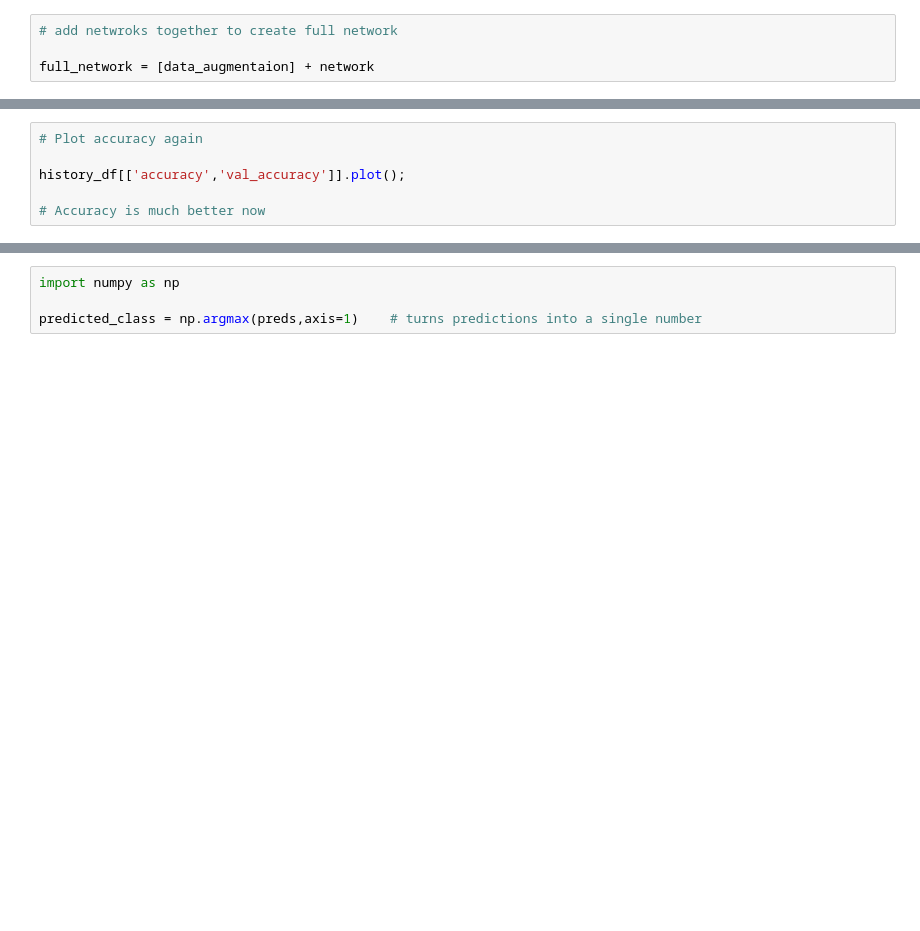
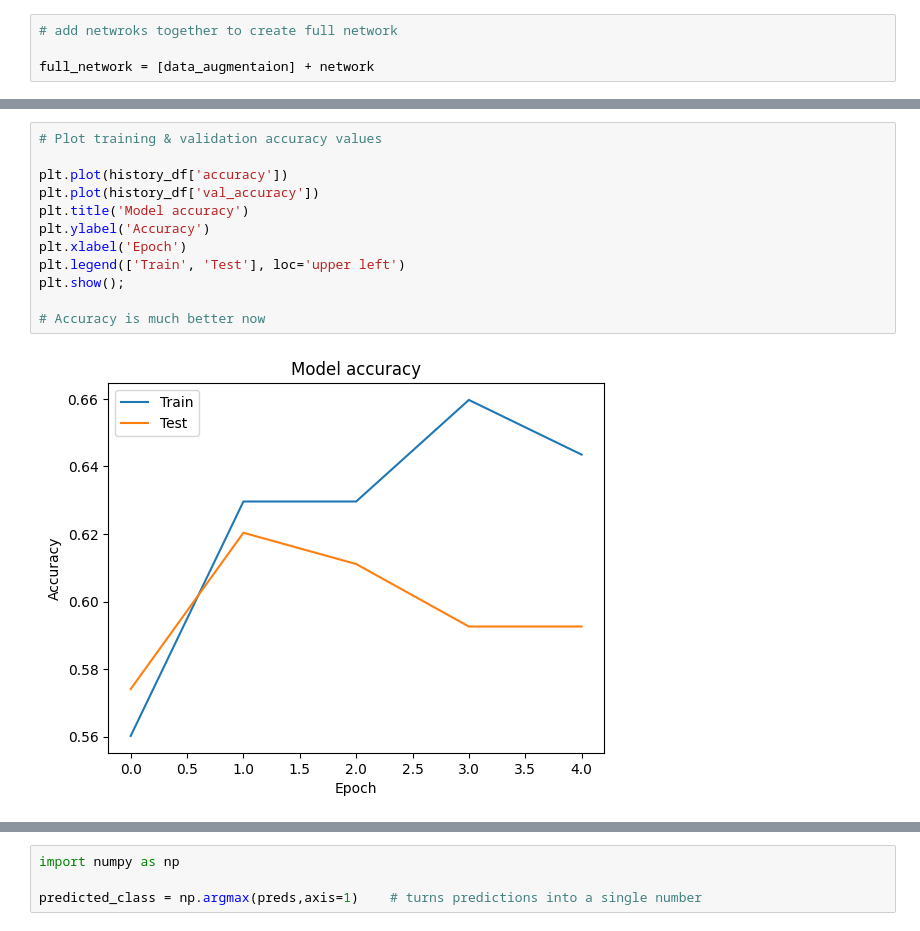
Before and after one commit to JD-DS/Image-Calssification-with-Tensorflow-and-Keras, a Jupyter notebook: Image_Classification_Dogs.ipynb, the cells around one changed output, grey strips where cells are left out. Cells and saved outputs as stored; diff of their text form; blank space fills up the shorter version.

```diff
--- a/Image_Classification_Dogs.ipynb
+++ b/Image_Classification_Dogs.ipynb
@@ -165,9 +268,17 @@ history_df, model = train_model(full_network)
 # %%
-# Plot accuracy again
+# Plot training & validation accuracy values
 
-history_df[['accuracy','val_accuracy']].plot();
+plt.plot(history_df['accuracy'])
+plt.plot(history_df['val_accuracy'])
+plt.title('Model accuracy')
+plt.ylabel('Accuracy')
+plt.xlabel('Epoch')
+plt.legend(['Train', 'Test'], loc='upper left')
+plt.show();
 
 # Accuracy is much better now
+# %% [output]
+[figure, added]
 # %%
 # Pull predictions out and visulaize them
 
```
Also changed, not shown: parts of 23 cells of this notebook.
